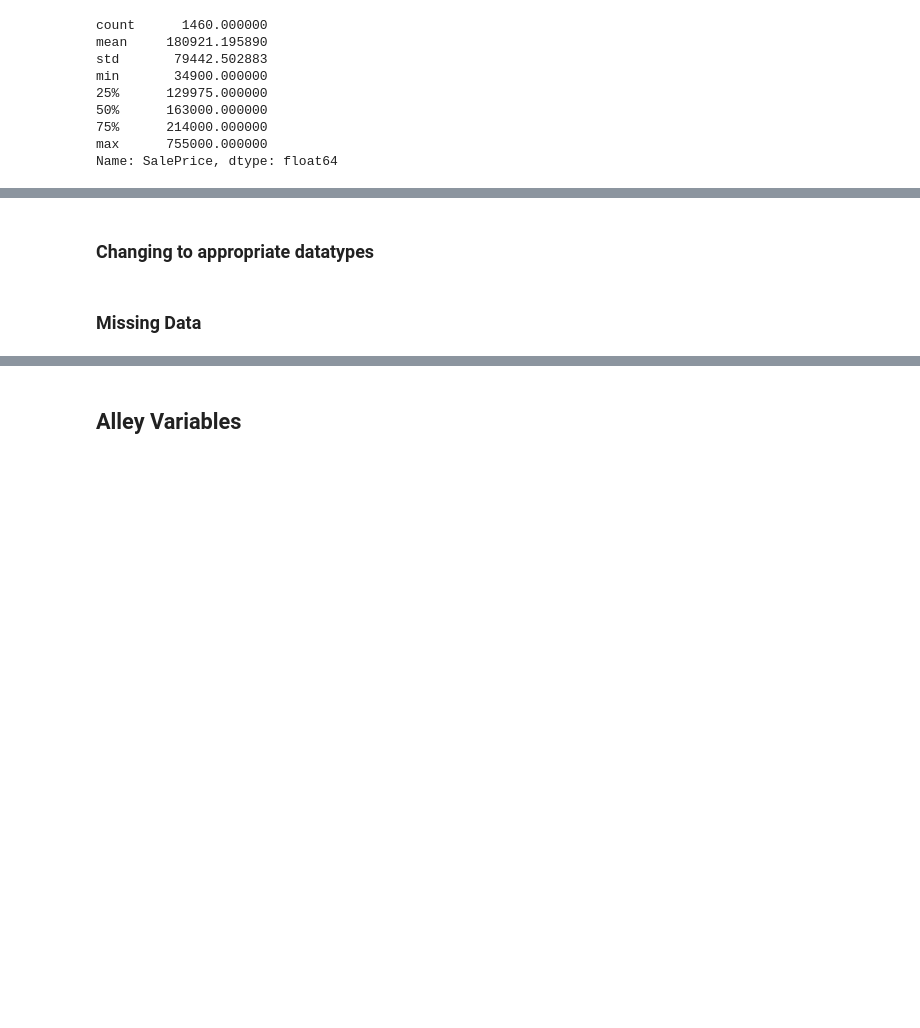
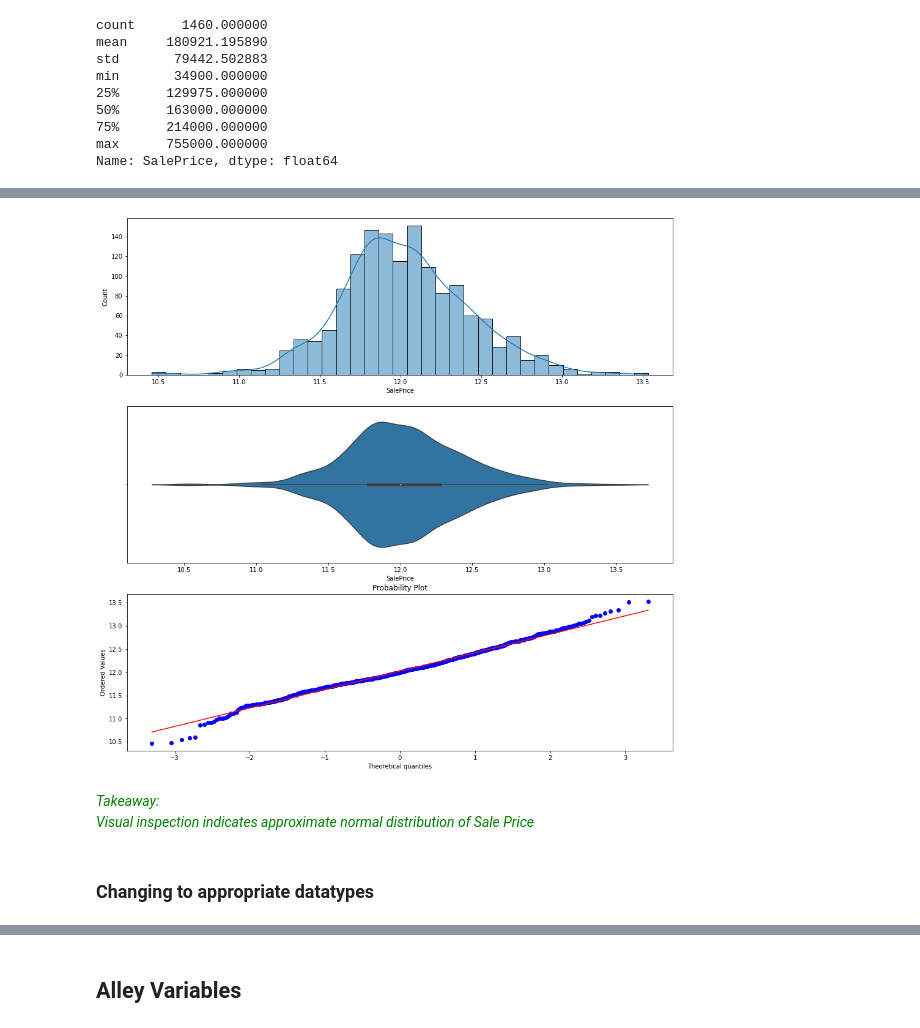
Before and after one commit to prabha-git/kaggle, a Jupyter notebook: House Prices Advanced Regression Techniques/Comprehensive data exploration with Python.ipynb, the cells around one changed output, grey strips where cells are left out. Cells and saved outputs as stored; diff of their text form; code cells hidden in the pictures; blank space fills up the shorter version.

```diff
--- a/House Prices Advanced Regression Techniques/Comprehensive data exploration with Python.ipynb
+++ b/House Prices Advanced Regression Techniques/Comprehensive data exploration with Python.ipynb
@@ -64,2 +78,17 @@ df_train['SalePrice'].skew()
+# %%
+train['SalePrice'] = np.log1p(train['SalePrice'])
+# %%
+fig, ax = plt.subplots(nrows=3,ncols=1,figsize=(16, 16))
+sns.histplot(x=train['SalePrice'], ax=ax[0],kde=True)
+sns.violinplot(x= train['SalePrice'], ax=ax[1])
+stats.probplot(train['SalePrice'], dist="norm",plot=ax[2])
+plt.show()
+# %% [output]
+[figure, added]
+# %% [markdown]
+*<font color = 'green'>
+Takeaway:
+Visual inspection indicates approximate normal distribution of Sale Price
+<font>*
 # %% [markdown]
 ### Changing to appropriate datatypes
@@ -75,2 +94,0 @@ df_combined[['GarageYrBlt','GarageArea','GarageCars']] = df_combined[['GarageYrB
-# %% [markdown]
-### Missing Data
```
Also changed, not shown: parts of 126 cells of this notebook.
